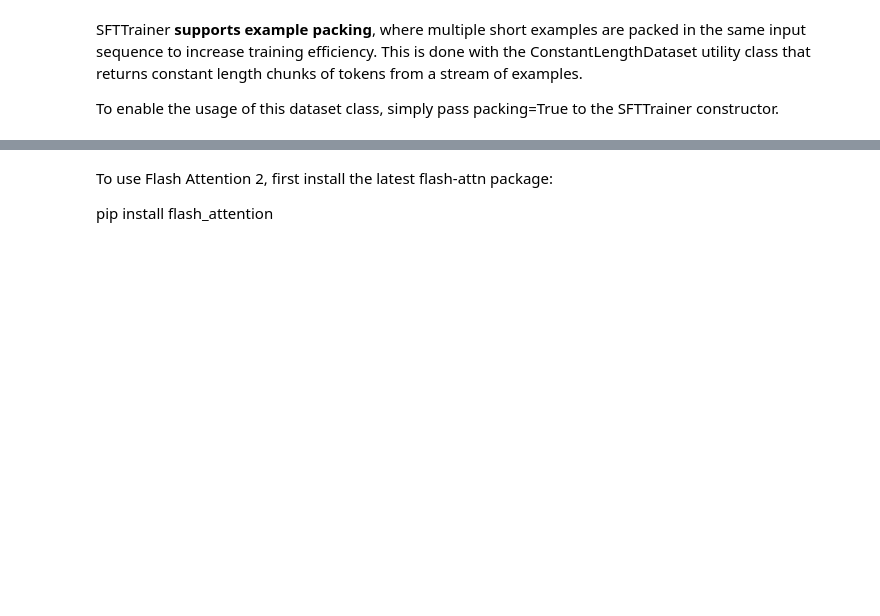
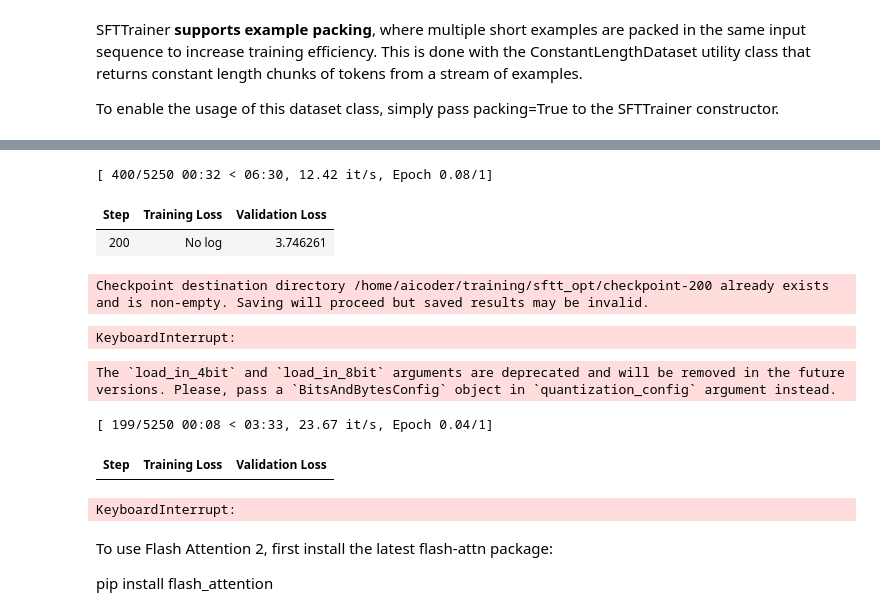
Before and after one commit to insightbuilder/python_de_learners_data, a Jupyter notebook: code_script_notebooks/projects/exploring_trl/exploringsft-rewardtrainers.ipynb, the cells around one changed output, grey strips where cells are left out. Saved outputs shown, nothing was run; the diff lists cells and outputs as text; code cells hidden in the pictures; blank space fills up the shorter version.

Commit message:
updated sfttrainer

```diff
--- a/code_script_notebooks/projects/exploring_trl/exploringsft-rewardtrainers.ipynb
+++ b/code_script_notebooks/projects/exploring_trl/exploringsft-rewardtrainers.ipynb
@@ -185,3 +414,35 @@ trainer.train()
+# %%
+args = TrainingArguments(
+    output_dir='/home/aicoder/training/sftt_opt/',
+    push_to_hub=False,
+    report_to="none",
+    per_device_eval_batch_size=1,
+    per_device_train_batch_size=1,
+    evaluation_strategy='steps',
+    eval_steps=200,
+    save_strategy='steps',
+    save_steps=200,
+    num_train_epochs=1
+)
+# - train_bs = 1 and test_bs = 1 ==> training okay (9.8GB)
+# %%
+# "EleutherAI/gpt-neo-125m" is 586 MB on hdd
+trainer = SFTTrainer(
+    "EleutherAI/gpt-neo-125m",
+    train_dataset=dataset['train'],
+    eval_dataset=dataset['test'],
+    dataset_text_field="text",
+    peft_config=peft_config,
+    args=args
+)
+# with peft takes 3.8GB for training
+trainer.train()
+# %% [output]
+[ 400/5250 00:32 < 06:30, 12.42 it/s, Epoch 0.08/1]
+| Step | Training Loss | Validation Loss |
+| 200 | No log | 3.746261 |
+Checkpoint destination directory /home/aicoder/training/sftt_opt/checkpoint-200 already exists and is non-empty. Saving will proceed but saved results may be invalid.
+KeyboardInterrupt:
 # %%
 peft_config = LoraConfig(
     r=16,
@@ -190,6 +451,7 @@ peft_config = LoraConfig(
     bias="none",
     task_type="CAUSAL_LM",
 )
+
 # trainig adapter with 8-bit model
 model = AutoModelForCausalLM.from_pretrained(
     "EleutherAI/gpt-neo-125m",
@@ -199,12 +461,20 @@ model = AutoModelForCausalLM.from_pretrained(
 
 trainer = SFTTrainer(
     model,
-    train_dataset=dataset,
+    args=args,
+    train_dataset=dataset['train'],
+    eval_dataset=dataset['test'],
     dataset_text_field="text",
     peft_config=peft_config,
-)
-
-trainer.train()
+)  # takes 4.3GB for training
+# %% [output]
+The `load_in_4bit` and `load_in_8bit` arguments are deprecated and will be removed in the future versions. Please, pass a `BitsAndBytesConfig` object in `quantization_config` argument instead.
+# %%
+trainer.train()
+# %% [output]
+[ 199/5250 00:08 < 03:33, 23.67 it/s, Epoch 0.04/1]
+| Step | Training Loss | Validation Loss |
+KeyboardInterrupt:
 # %%
 # this enables use of flash_attention1
 
```
Also changed, not shown: parts of 55 cells of this notebook, 7 other files.
